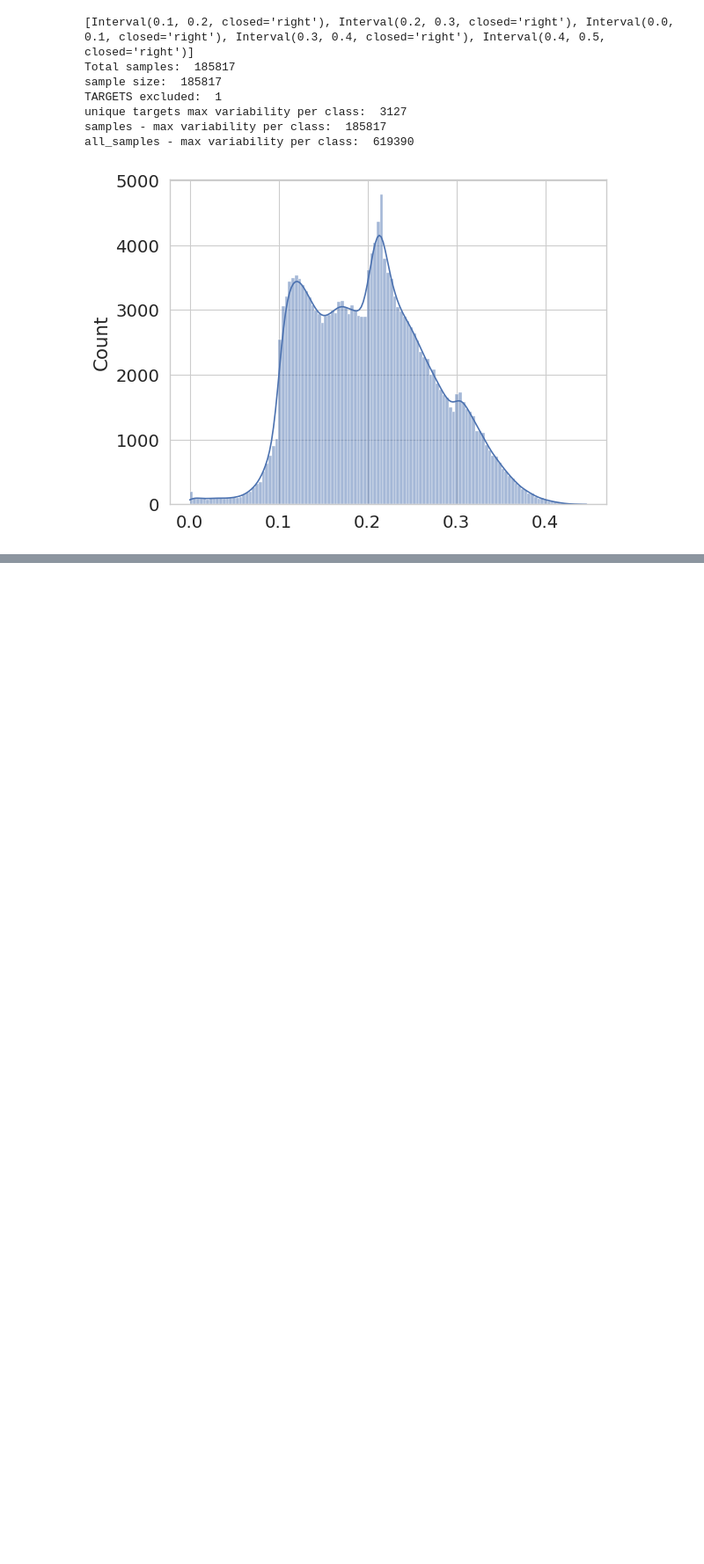
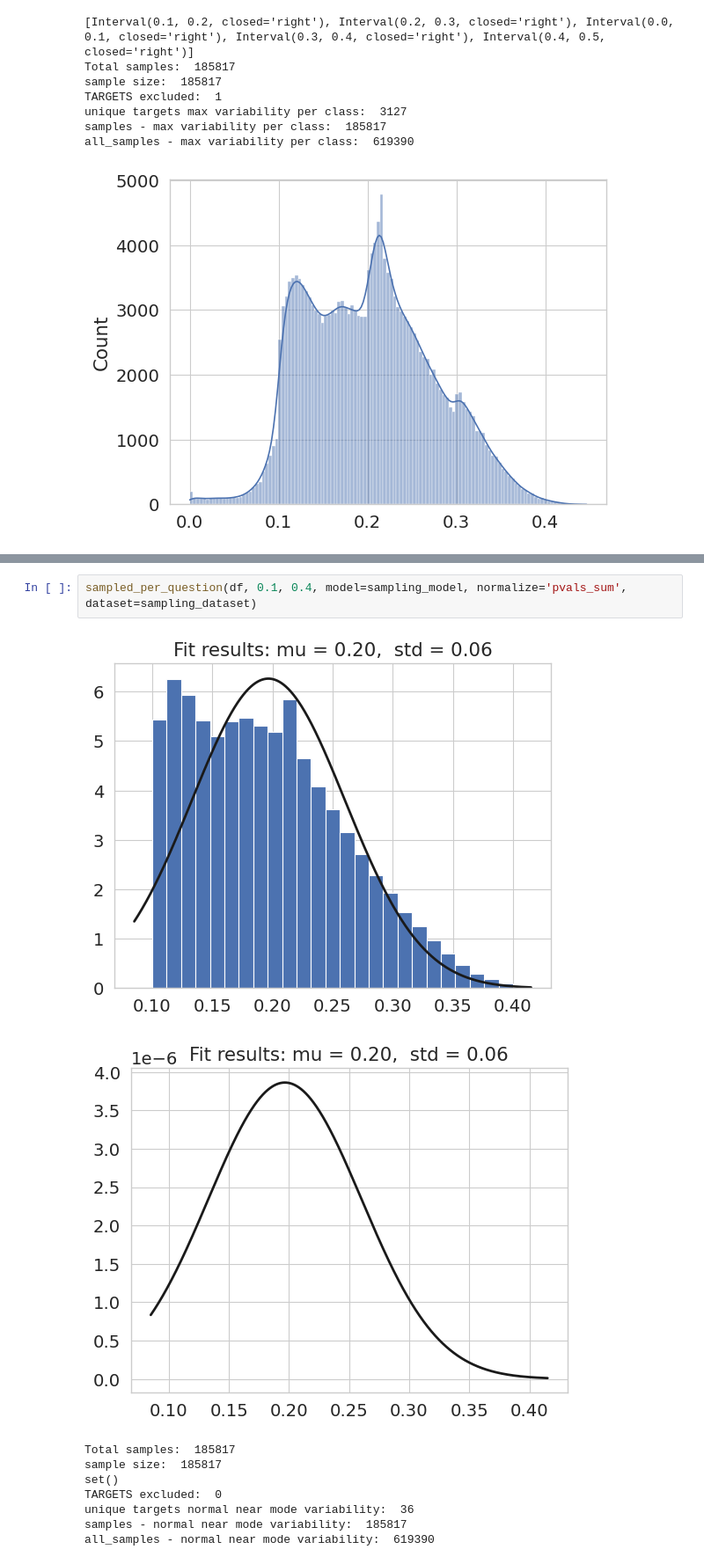
Before and after one commit to jr4fs/vl-pretraining, a Jupyter notebook: src/dataset_selection/sampling/stratified_beta_sampling.ipynb, the cells around one changed output, grey strips where cells are left out. Shown: that part at 88% size. Cells and saved outputs as stored; diff of their text form; blank space fills up the shorter version.

```diff
--- a/src/dataset_selection/sampling/stratified_beta_sampling.ipynb
+++ b/src/dataset_selection/sampling/stratified_beta_sampling.ipynb
@@ -1255,0 +1384,12 @@ all_samples - max variability per class:  619390
+# %%
+sampled_per_question(df, 0.1, 0.4, model=sampling_model, normalize='pvals_sum', dataset=sampling_dataset)
+# %% [output]
+[figure, added]
+[figure, added]
+Total samples:  185817
+sample size:  185817
+set()
+TARGETS excluded:  0
+unique targets normal near mode variability:  36
+samples - normal near mode variability:  185817
+all_samples - normal near mode variability:  619390
```
Also changed, not shown: parts of 10 cells of this notebook.
